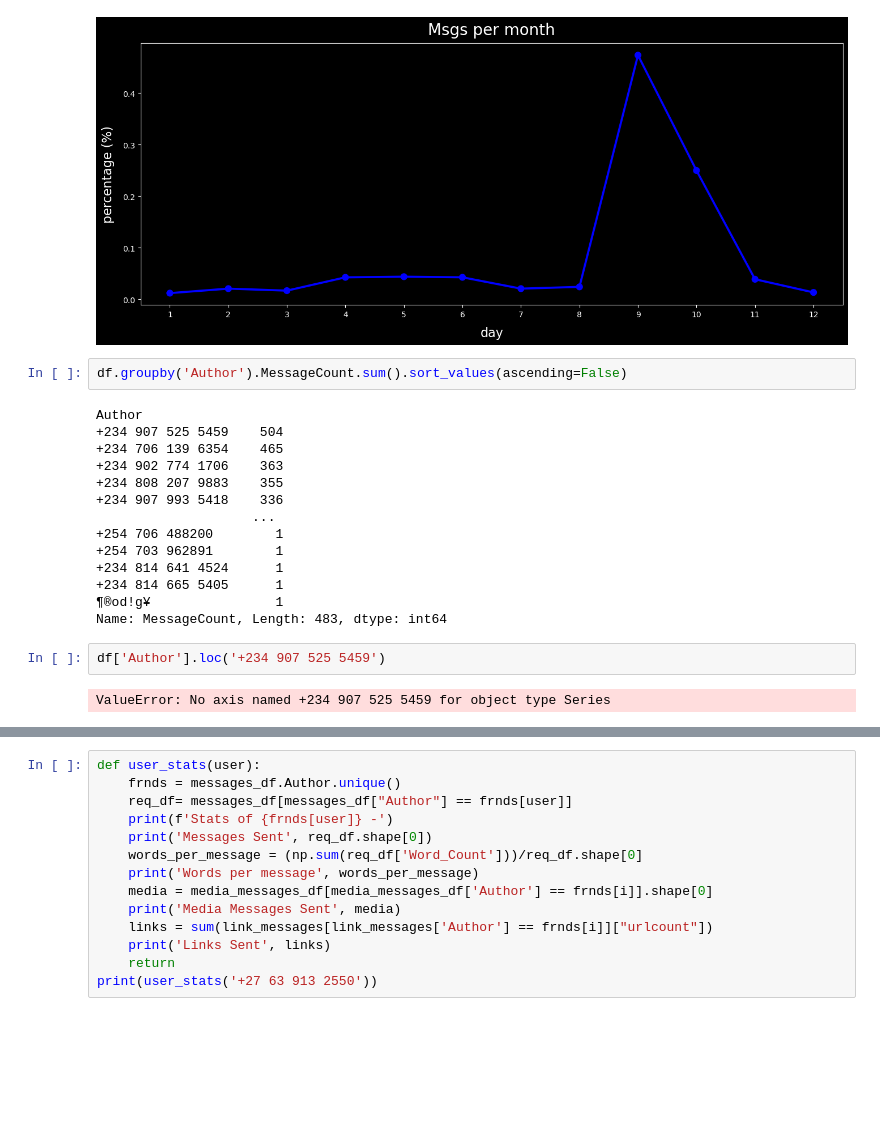
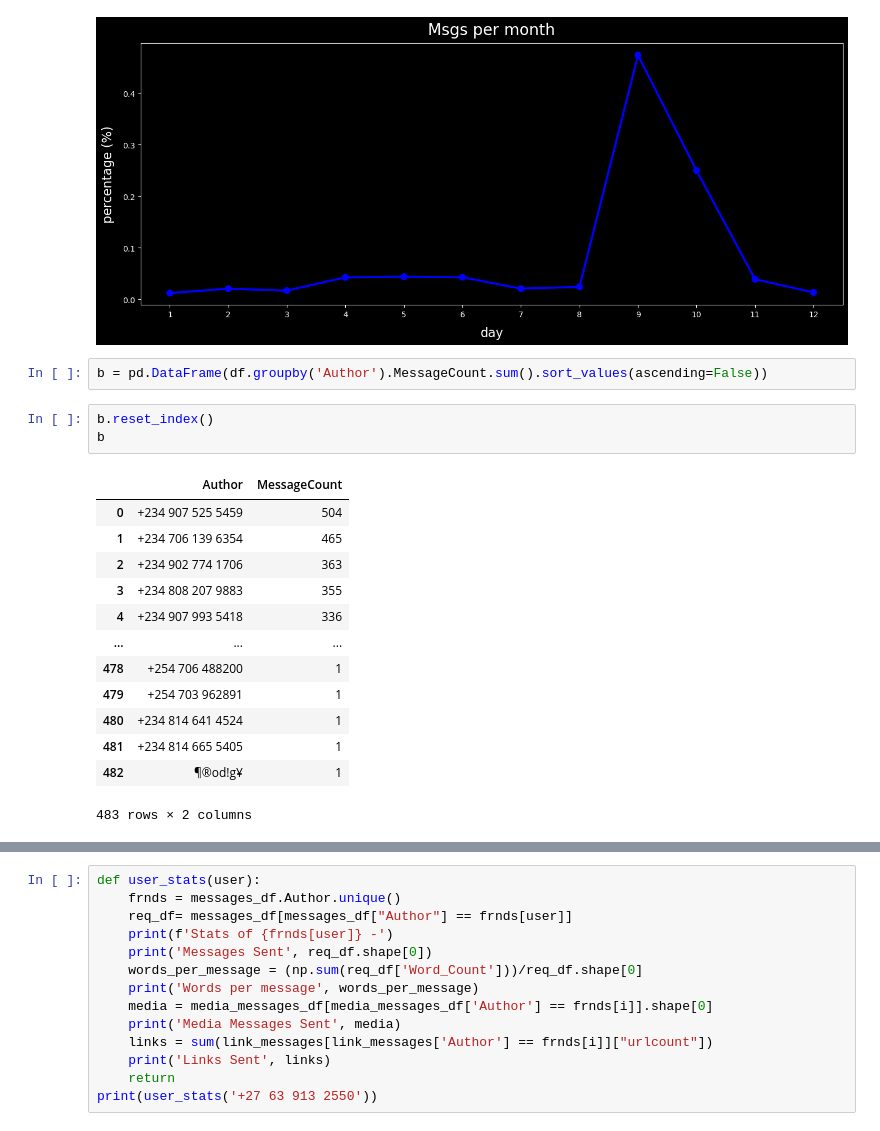
Before and after one commit to bakasheddy/Whatsapp-analysis, a Jupyter notebook: Whatsapp_analysis.ipynb, the cells around one changed output, grey strips where cells are left out. Cells and saved outputs as stored; diff of their text form; blank space fills up the shorter version.

```diff
--- a/Whatsapp_analysis.ipynb
+++ b/Whatsapp_analysis.ipynb
@@ -332,22 +332,21 @@ plt.ylabel('percentage (%)', labelpad=10, fontsize=16);
 # %% [output]
 [figure]
 # %%
-df.groupby('Author').MessageCount.sum().sort_values(ascending=False)
+b = pd.DataFrame(df.groupby('Author').MessageCount.sum().sort_values(ascending=False))
-# %% [output]
-Author
-+234 907 525 5459    504
-+234 706 139 6354    465
-+234 902 774 1706    363
-+234 808 207 9883    355
-+234 907 993 5418    336
-                    ...
-+254 706 488200        1
-+254 703 962891        1
-+234 814 641 4524      1
-+234 814 665 5405      1
-¶®od!g¥                1
-Name: MessageCount, Length: 483, dtype: int64
-# %%
-df['Author'].loc('+234 907 525 5459')
-# %% [output]
-ValueError: No axis named +234 907 525 5459 for object type Series
+# %%
+b.reset_index()
+b
+# %% [output]
+|  | Author | MessageCount |
+| 0 | +234 907 525 5459 | 504 |
+| 1 | +234 706 139 6354 | 465 |
+| 2 | +234 902 774 1706 | 363 |
+| 3 | +234 808 207 9883 | 355 |
+| 4 | +234 907 993 5418 | 336 |
+| ... | ... | ... |
+| 478 | +254 706 488200 | 1 |
+| 479 | +254 703 962891 | 1 |
+| 480 | +234 814 641 4524 | 1 |
+| 481 | +234 814 665 5405 | 1 |
+| 482 | ¶®od!g¥ | 1 |
+483 rows × 2 columns
```
Also changed, not shown: parts of 1 cell of this notebook.
